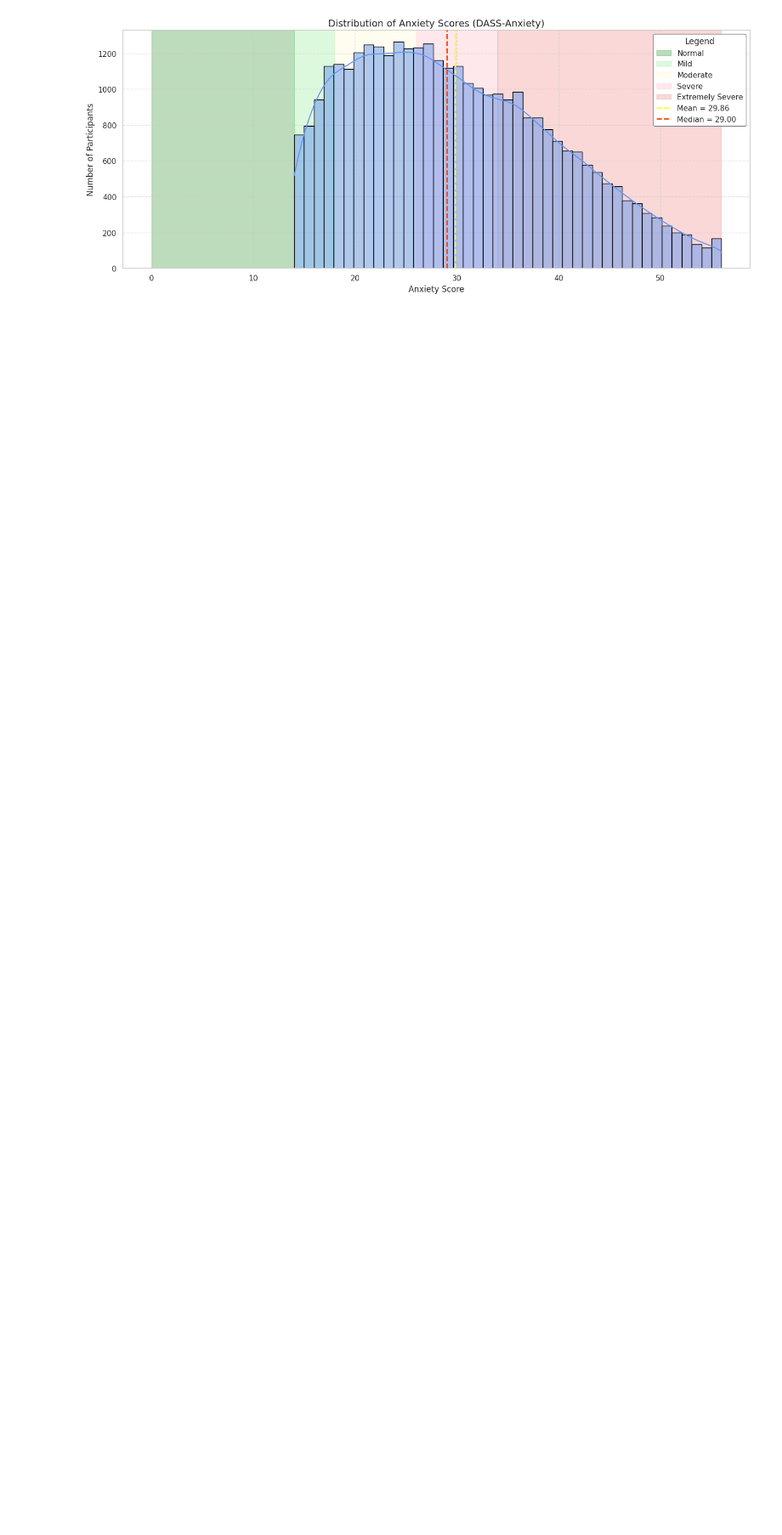
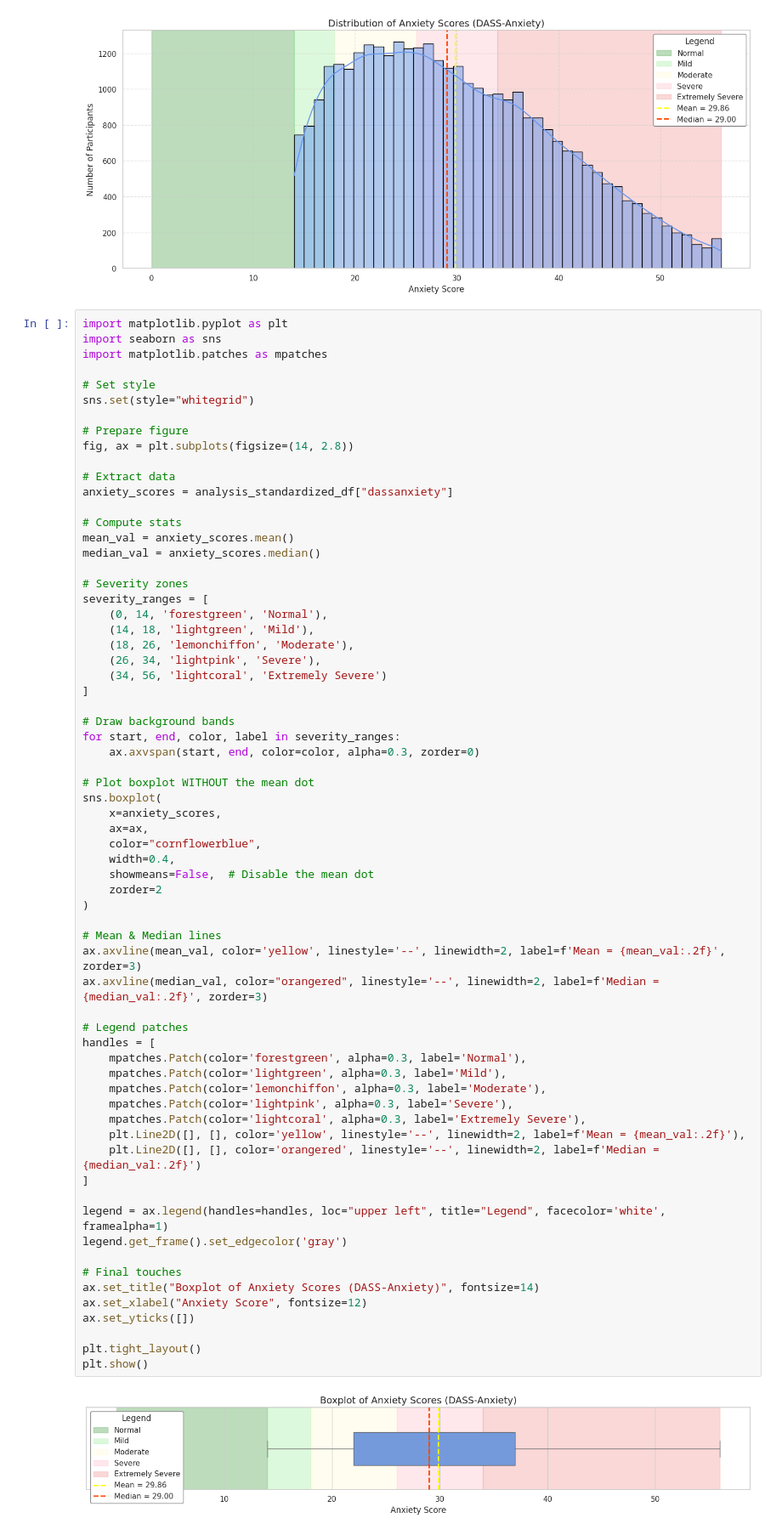
Before and after one commit to vrelvape/individual-project-mental-health, a Jupyter notebook: notebooks/01_exploration.ipynb, the cells around one changed output. Shown: that part at 85% size. Saved outputs shown, nothing was run; the diff lists cells and outputs as text; blank space fills up the shorter version.

```diff
--- a/notebooks/01_exploration.ipynb
+++ b/notebooks/01_exploration.ipynb
@@ -812,3 +755,71 @@ plt.tight_layout()
 plt.show()
 # %% [output]
 [figure]
+# %%
+import matplotlib.pyplot as plt
+import seaborn as sns
+import matplotlib.patches as mpatches
+
+# Set style
+sns.set(style="whitegrid")
+
+# Prepare figure
+fig, ax = plt.subplots(figsize=(14, 2.8))
+
+# Extract data
+anxiety_scores = analysis_standardized_df["dassanxiety"]
+
+# Compute stats
+mean_val = anxiety_scores.mean()
+median_val = anxiety_scores.median()
+
+# Severity zones
+severity_ranges = [
+    (0, 14, 'forestgreen', 'Normal'),
+    (14, 18, 'lightgreen', 'Mild'),
+    (18, 26, 'lemonchiffon', 'Moderate'),
+    (26, 34, 'lightpink', 'Severe'),
+    (34, 56, 'lightcoral', 'Extremely Severe')
+]
+
+# Draw background bands
+for start, end, color, label in severity_ranges:
+    ax.axvspan(start, end, color=color, alpha=0.3, zorder=0)
+
+# Plot boxplot WITHOUT the mean dot
+sns.boxplot(
+    x=anxiety_scores,
+    ax=ax,
+    color="cornflowerblue",
+    width=0.4,
+    showmeans=False,  # Disable the mean dot
+    zorder=2
+)
+
+# Mean & Median lines
+ax.axvline(mean_val, color='yellow', linestyle='--', linewidth=2, label=f'Mean = {mean_val:.2f}', zorder=3)
+ax.axvline(median_val, color="orangered", linestyle='--', linewidth=2, label=f'Median = {median_val:.2f}', zorder=3)
+
+# Legend patches
+handles = [
+    mpatches.Patch(color='forestgreen', alpha=0.3, label='Normal'),
+    mpatches.Patch(color='lightgreen', alpha=0.3, label='Mild'),
+    mpatches.Patch(color='lemonchiffon', alpha=0.3, label='Moderate'),
+    mpatches.Patch(color='lightpink', alpha=0.3, label='Severe'),
+    mpatches.Patch(color='lightcoral', alpha=0.3, label='Extremely Severe'),
+    plt.Line2D([], [], color='yellow', linestyle='--', linewidth=2, label=f'Mean = {mean_val:.2f}'),
+    plt.Line2D([], [], color='orangered', linestyle='--', linewidth=2, label=f'Median = {median_val:.2f}')
+]
+
+legend = ax.legend(handles=handles, loc="upper left", title="Legend", facecolor='white', framealpha=1)
+legend.get_frame().set_edgecolor('gray')
+
+# Final touches
+ax.set_title("Boxplot of Anxiety Scores (DASS-Anxiety)", fontsize=14)
+ax.set_xlabel("Anxiety Score", fontsize=12)
+ax.set_yticks([])
+
+plt.tight_layout()
+plt.show()
+# %% [output]
+[figure, added]
```
Also changed, not shown: parts of 1 cell of this notebook.
